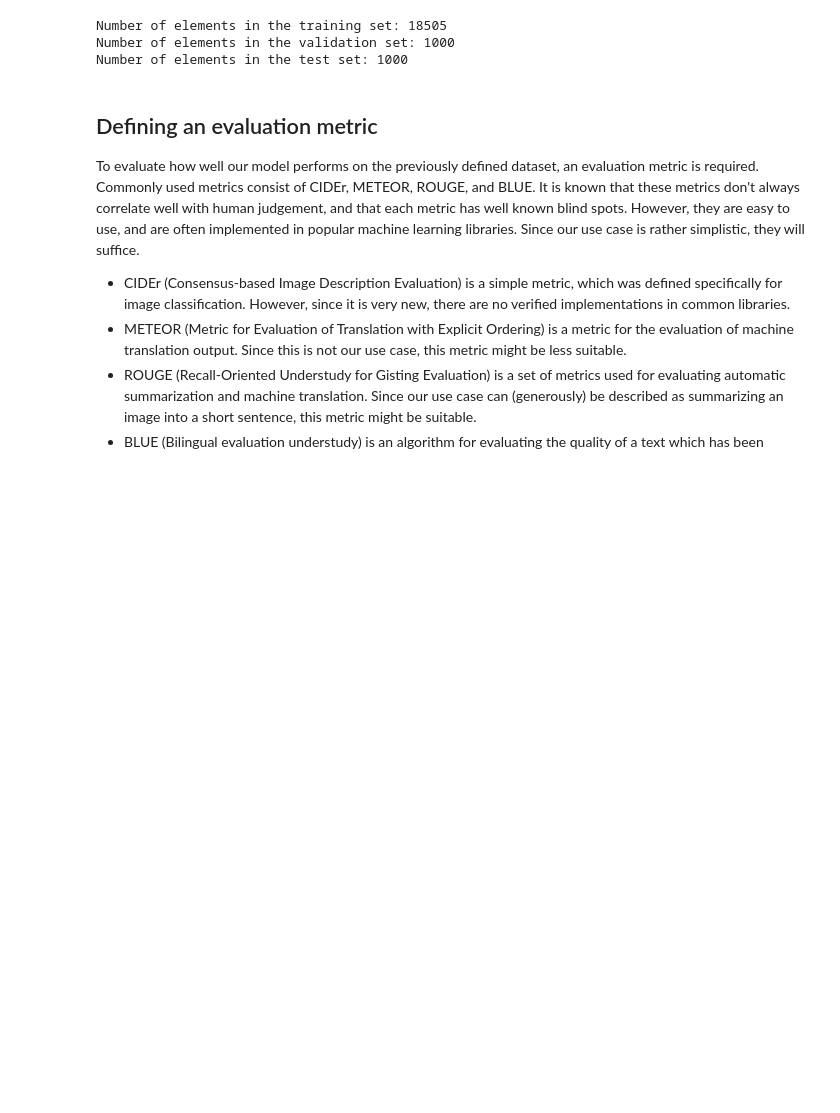
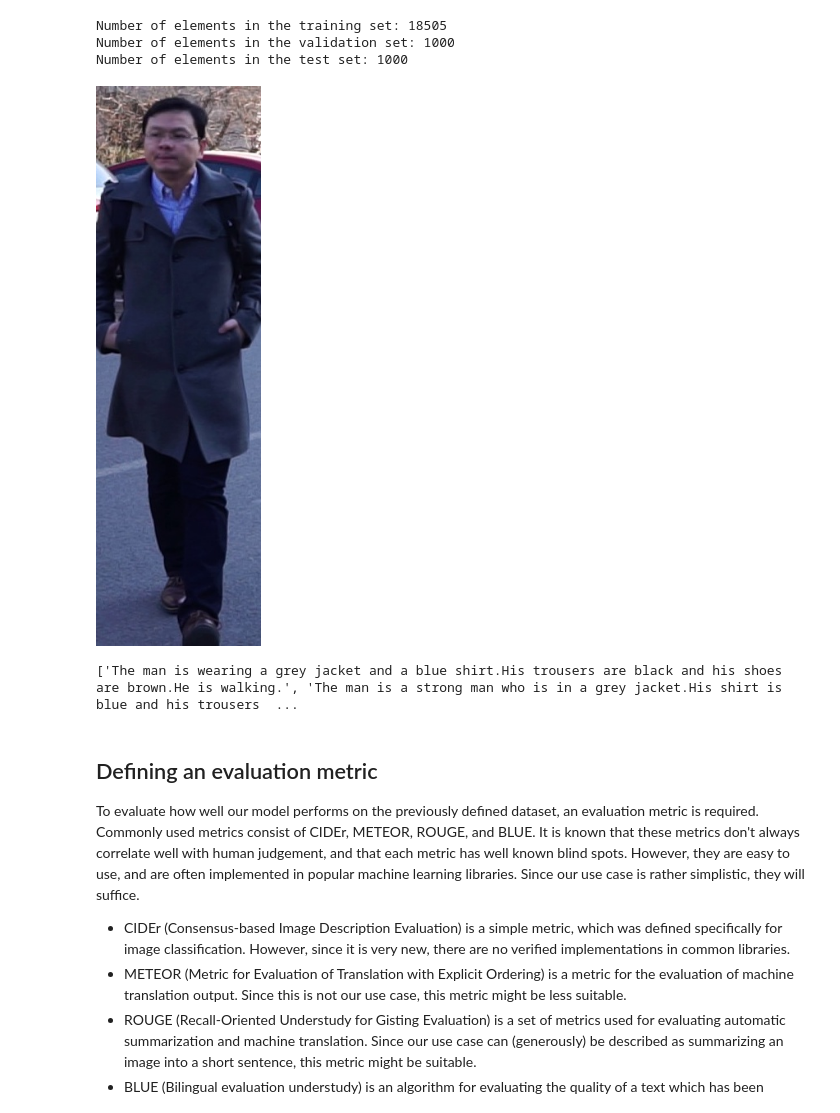
Before and after one commit to bsdeprez/cv_and_nlp, a Jupyter notebook: ViT_GPT2.ipynb, the cells around one changed output. Drawn from its saved outputs; the diff is of its cells as text; code cells hidden in the pictures; blank space fills up the shorter version.

```diff
--- a/ViT_GPT2.ipynb
+++ b/ViT_GPT2.ipynb
@@ -83,6 +74,13 @@ print(f"Number of elements in the test set: {len(test_set)}")
 Number of elements in the training set: 18505
 Number of elements in the validation set: 1000
 Number of elements in the test set: 1000
+# %%
+example = train_set.get_example(0)
+display(IPython.display.Image(filename=example['img_path']))
+print(example['captions'])
+# %% [output]
+[figure, added]
+['The man is wearing a grey jacket and a blue shirt.His trousers are black and his shoes are brown.He is walking.', 'The man is a strong man who is in a grey jacket.His shirt is blue and his trousers  ...
 # %% [markdown]
 ## Defining an evaluation metric
 To evaluate how well our model performs on the previously defined dataset, an evaluation metric is required. Commonly used metrics consist of CIDEr, METEOR, ROUGE, and BLUE. It is known that these metrics don't always correlate well with human judgement, and that each metric has well known blind spots. However, they are easy to use, and are often implemented in popular machine learning libraries. Since our use case is rather simplistic, they will suffice.
```
Also changed, not shown: parts of 6 cells of this notebook, 1 other file.
